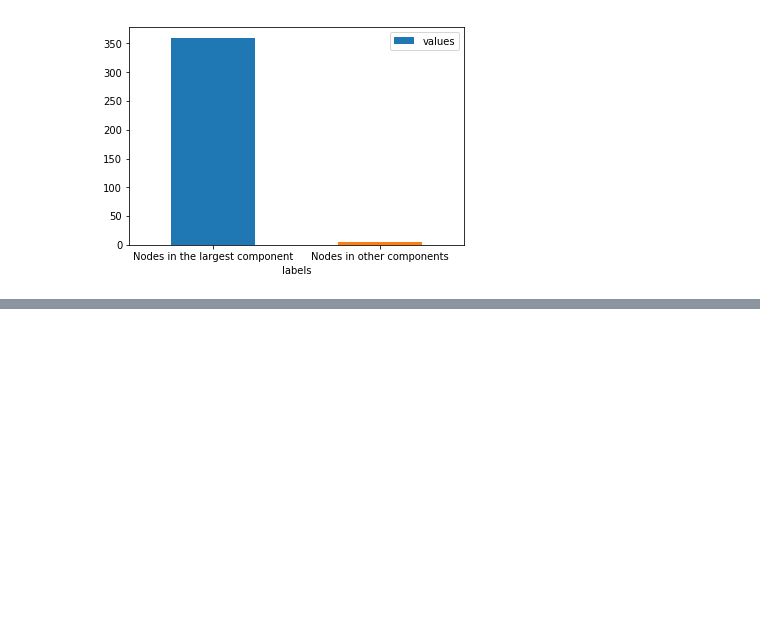
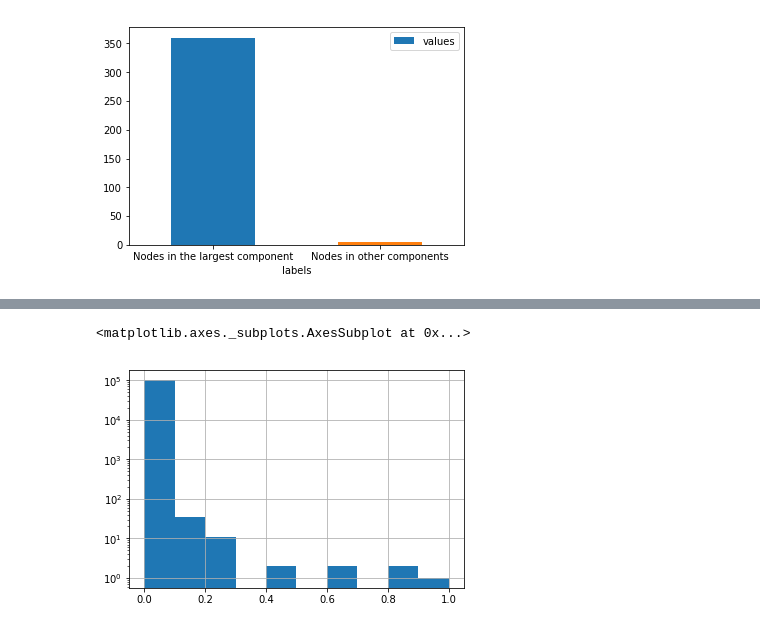
Before and after one commit to clokman/KFIR, a Jupyter notebook: notebooks/Graph-analysis.ipynb, the cells around one changed output, grey strips where cells are left out. Saved outputs shown, nothing was run; the diff lists cells and outputs as text; code cells hidden in the pictures; blank space fills up the shorter version.

Commit message:
Jupyter and neo4j analysis notebooks are updated

```diff
--- a/notebooks/Graph-analysis.ipynb
+++ b/notebooks/Graph-analysis.ipynb
@@ -523,0 +576,2 @@ ax = df.plot.bar(x='labels', y='values', rot=0)
+# %%
+annotation_centralities = pd.read_csv('U://Projects//KFIR//notebooks//data//betweenness-centralities-vs-annotations.csv')
@@ -523,0 +608,3 @@ ax = df.plot.bar(x='labels', y='values', rot=0)
+# %%
+bc = annotation_centralities['betweennessCentrality']
+normalized_betweenness_centralities = (bc - bc.min()) / (bc.max() - bc.min())
@@ -523,0 +641,5 @@ ax = df.plot.bar(x='labels', y='values', rot=0)
+# %%
+normalized_betweenness_centralities.hist(log=True)
+# %% [output]
+<matplotlib.axes._subplots.AxesSubplot at 0x...>
+[figure, added]
```
Also changed, not shown: parts of 29 cells of this notebook, 3 other files.
